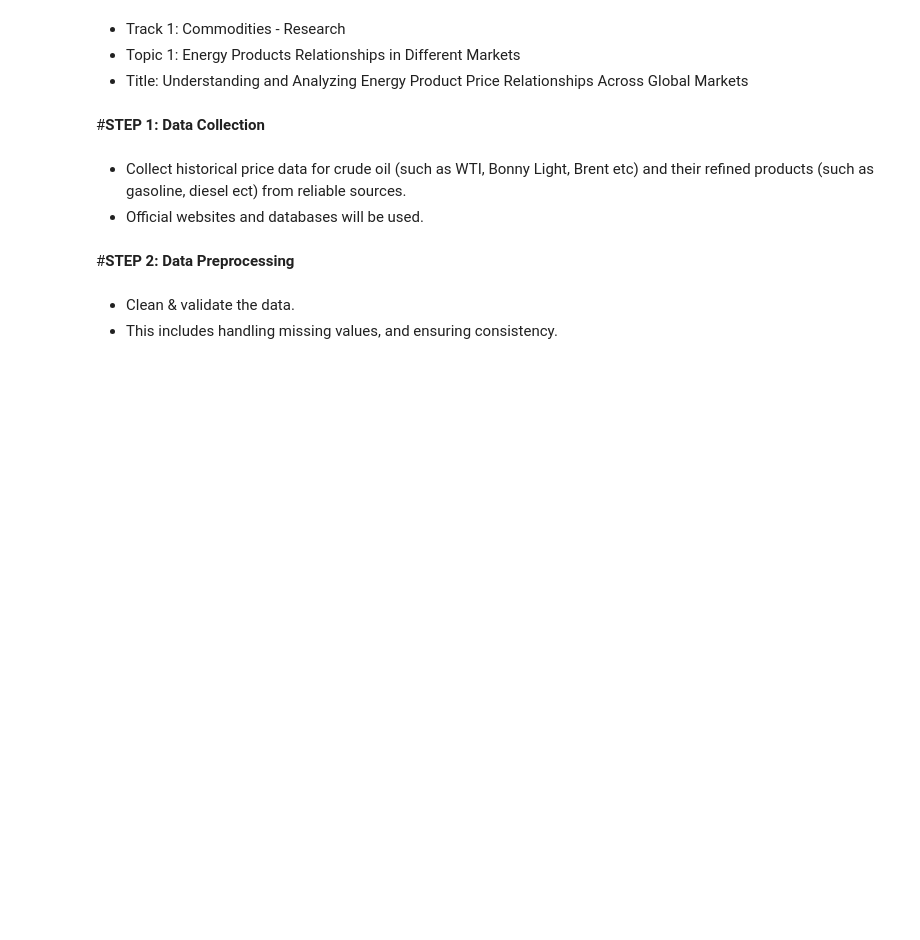
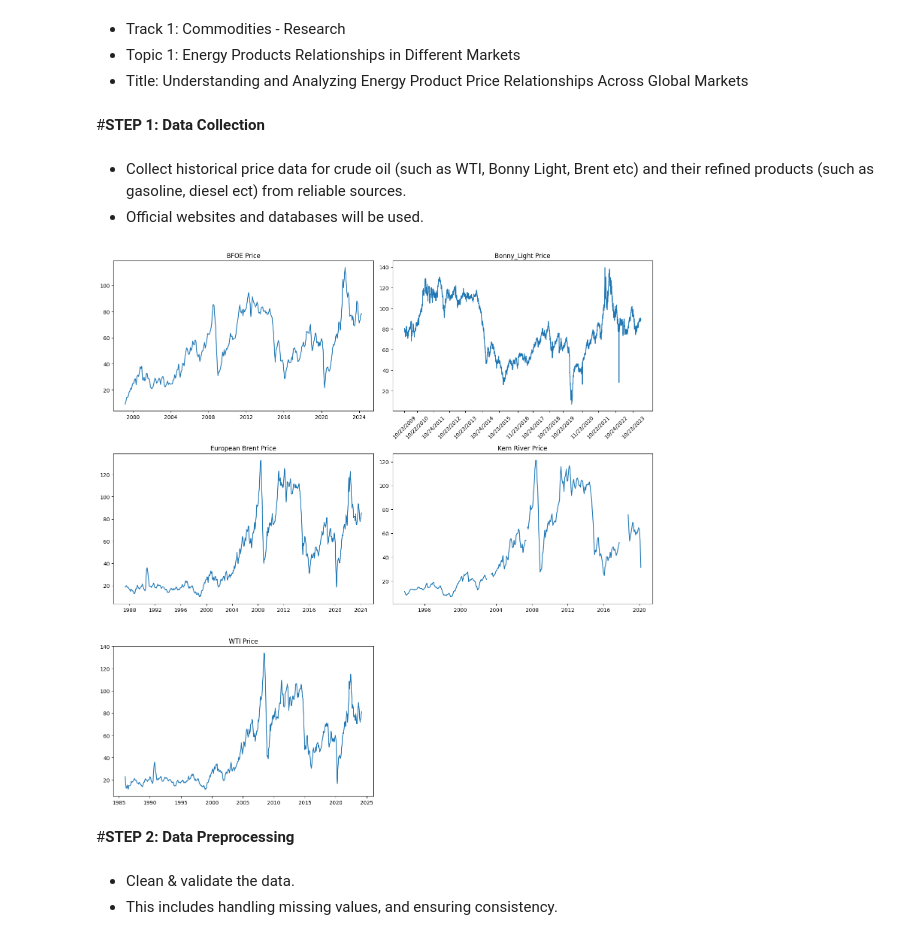
Before and after one commit to shivanivermapro/WQU-Capstone-Project, a Jupyter notebook: WQU_Capstone.ipynb, the cells around one changed output. Cells and saved outputs as stored; diff of their text form; code cells hidden in the pictures; blank space fills up the shorter version.

```diff
--- a/WQU_Capstone.ipynb
+++ b/WQU_Capstone.ipynb
@@ -24,3 +23,57 @@ EIA_TOKEN= "5bKluShYITnpvGOcc2UfrkCugroU622kfL3nUEfb"
+# %%
+def collect_data():
+    # Load data from CSV files
+    BFOE_df = pd.read_csv("BFOE.csv")
+    Bonny_Light_df = pd.read_csv("Bonny_Light.csv")
+    Europe_Brent_df = pd.read_csv("Europe_Brent.csv", skiprows=4)
+    Kern_River_df = pd.read_csv("Kern_River.csv", skiprows=4)
+    WTI_df = pd.read_csv("WTI.csv", skiprows=4)
+
+    # Convert 'Date' column to datetime format
+    BFOE_df['Date'] = pd.to_datetime(BFOE_df['DATE'])
+    Europe_Brent_df['Date'] = pd.to_datetime(Europe_Brent_df['Month'])
+    Kern_River_df['Date'] = pd.to_datetime(Kern_River_df['Month'])
+    WTI_df['Date'] = pd.to_datetime(WTI_df['Month'])
+
+    # Set 'Date' column as index
+    BFOE_df.set_index('Date', inplace=True)
+    Bonny_Light_df.set_index('Date', inplace=True)
+    Europe_Brent_df.set_index('Date', inplace=True)
+    Kern_River_df.set_index('Date', inplace=True)
+    WTI_df.set_index('Date', inplace=True)
+
+    return BFOE_df, Bonny_Light_df, Europe_Brent_df, Kern_River_df, WTI_df
+
+# Call the function to collect data
+BFOE_df, Bonny_Light_df, Europe_Brent_df, Kern_River_df, WTI_df = collect_data()
+
+# Subplots
+fig, axs = plt.subplots(3, 2, figsize=(15, 15))
+
+axs[0, 0].plot(BFOE_df.index, BFOE_df['Bloomberg European Dated Brent Forties Oseberg Ekofisk (BFOE) Crude Oil Spot Price'])
+axs[0, 0].set_title('BFOE Price')
+
+axs[0, 1].plot(Bonny_Light_df.index, Bonny_Light_df['Crude Oil Price in USD'])
+axs[0, 1].set_title('Bonny_Light Price')
+selected_dates = ['10/23/2009', '10/22/2010', '10/24/2011', '10/23/2012','10/23/2013','10/24/2014','10/23/2015','11/23/2016','10/24/2017','10/23/2018','10/23/2019','11/23/2020','10/22/2021','10/24/2022','10/23/2023']
+axs[0, 1].set_xticks(selected_dates)
+axs[0, 1].set_xticklabels(selected_dates, rotation=45)
+
+axs[1, 0].plot(Europe_Brent_df.index, Europe_Brent_df['Europe Brent Spot Price FOB Dollars per Barrel'])
+axs[1, 0].set_title('European Brent Price')
+
+axs[1, 1].plot(Kern_River_df.index, Kern_River_df['California Kern River First Purchase Price Dollars per Barrel'])
+axs[1, 1].set_title('Kern River Price')
+
+axs[2, 0].plot(WTI_df.index, WTI_df['Cushing OK WTI Spot Price FOB Dollars per Barrel'])
+axs[2, 0].set_title('WTI Price')
+
+axs[2, 1].axis('off')
+
+plt.tight_layout()
+plt.show()
+# %% [output]
+[figure, added]
 # %% [markdown]
 #**STEP 2: Data Preprocessing**
 # %% [markdown]
```
Also changed, not shown: parts of 8 cells of this notebook.
